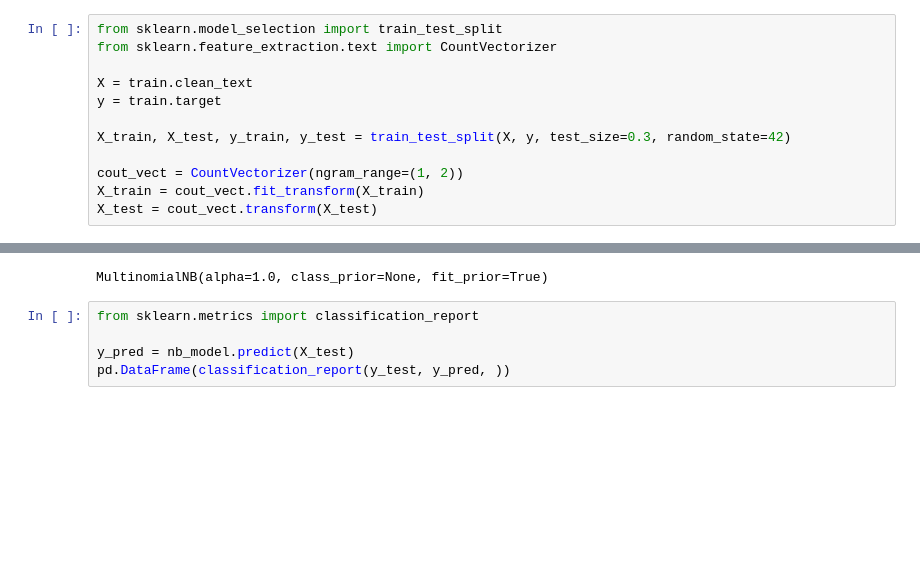
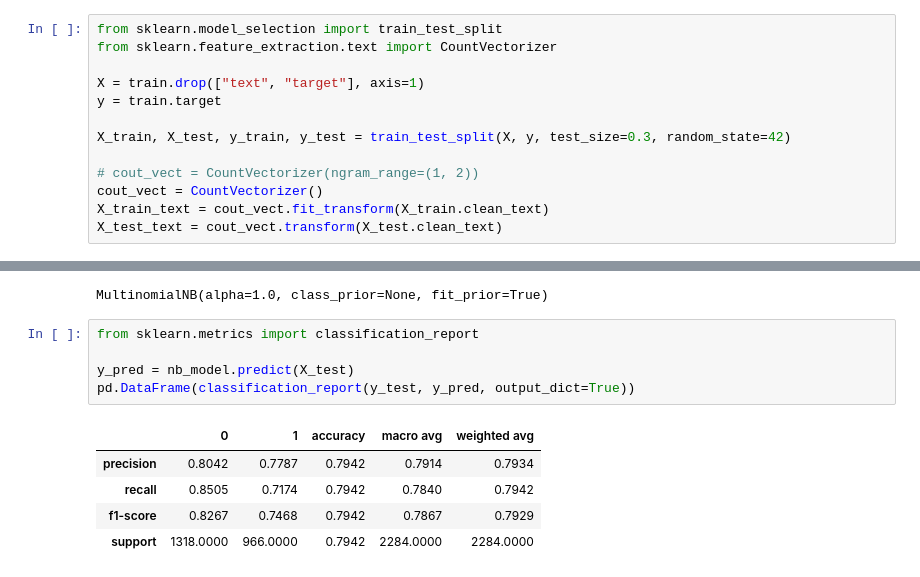
Before and after one commit to fares-ds/Real-or-Not-NLP-with-Disaster-Tweets, a Jupyter notebook: Disaster_Or_Not_Kaggle_Competition.ipynb, the cells around one changed output, grey strips where cells are left out. Saved outputs shown, nothing was run; the diff lists cells and outputs as text; blank space fills up the shorter version.

Commit message:
Using only 1 ngram ==> Accuracy Score: 79.42%

```diff
--- a/Disaster_Or_Not_Kaggle_Competition.ipynb
+++ b/Disaster_Or_Not_Kaggle_Competition.ipynb
@@ -176,14 +176,15 @@ count_1.most_common(20)
 from sklearn.model_selection import train_test_split
 from sklearn.feature_extraction.text import CountVectorizer
 
-X = train.clean_text
+X = train.drop(["text", "target"], axis=1)
 y = train.target
 
 X_train, X_test, y_train, y_test = train_test_split(X, y, test_size=0.3, random_state=42)
 
-cout_vect = CountVectorizer(ngram_range=(1, 2))
-X_train = cout_vect.fit_transform(X_train)
-X_test = cout_vect.transform(X_test)
+# cout_vect = CountVectorizer(ngram_range=(1, 2))
+cout_vect = CountVectorizer()
+X_train_text = cout_vect.fit_transform(X_train.clean_text)
+X_test_text = cout_vect.transform(X_test.clean_text)
 # %%
 print(f"X_TRAIN shape: {X_train.shape}")
 print(f"X_TEST shape: {X_test.shape}")
@@ -200,5 +201,11 @@ MultinomialNB(alpha=1.0, class_prior=None, fit_prior=True)
 # %%
 from sklearn.metrics import classification_report
 
 y_pred = nb_model.predict(X_test)
-pd.DataFrame(classification_report(y_test, y_pred, ))
+pd.DataFrame(classification_report(y_test, y_pred, output_dict=True))
+# %% [output]
+|  | 0 | 1 | accuracy | macro avg | weighted avg |
+| precision | 0.8042 | 0.7787 | 0.7942 | 0.7914 | 0.7934 |
+| recall | 0.8505 | 0.7174 | 0.7942 | 0.7840 | 0.7942 |
+| f1-score | 0.8267 | 0.7468 | 0.7942 | 0.7867 | 0.7929 |
+| support | 1318.0000 | 966.0000 | 0.7942 | 2284.0000 | 2284.0000 |
```
Also changed, not shown: parts of 2 cells of this notebook.
